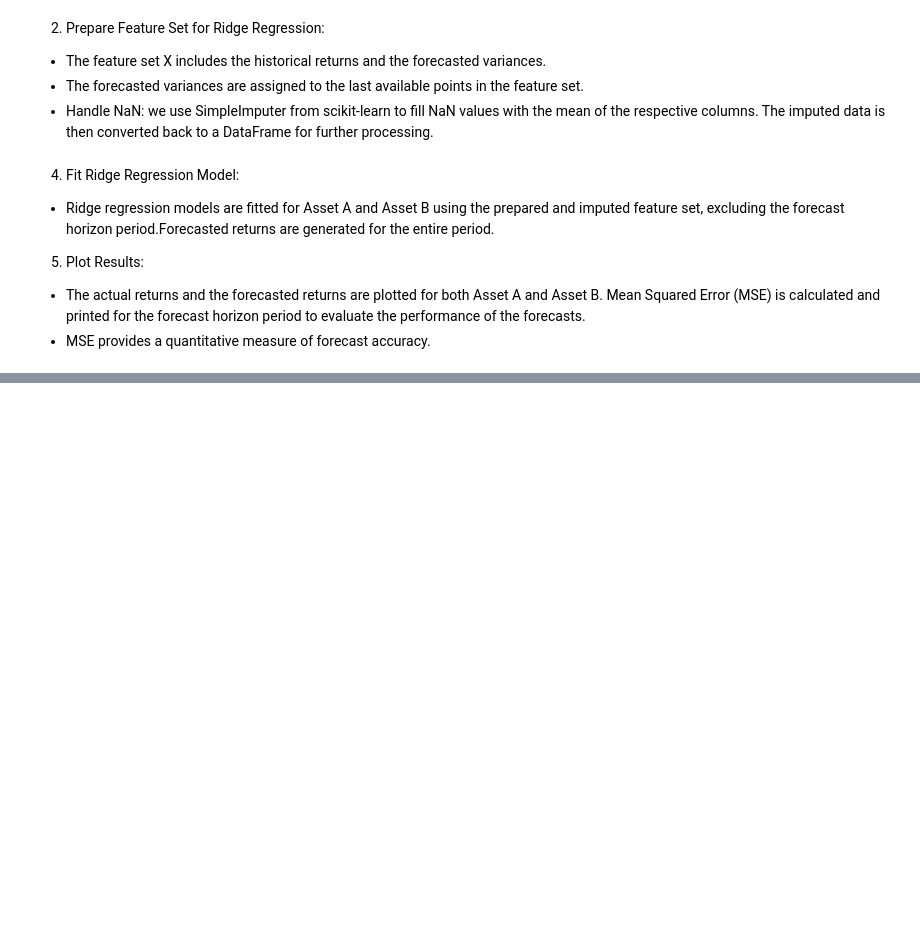
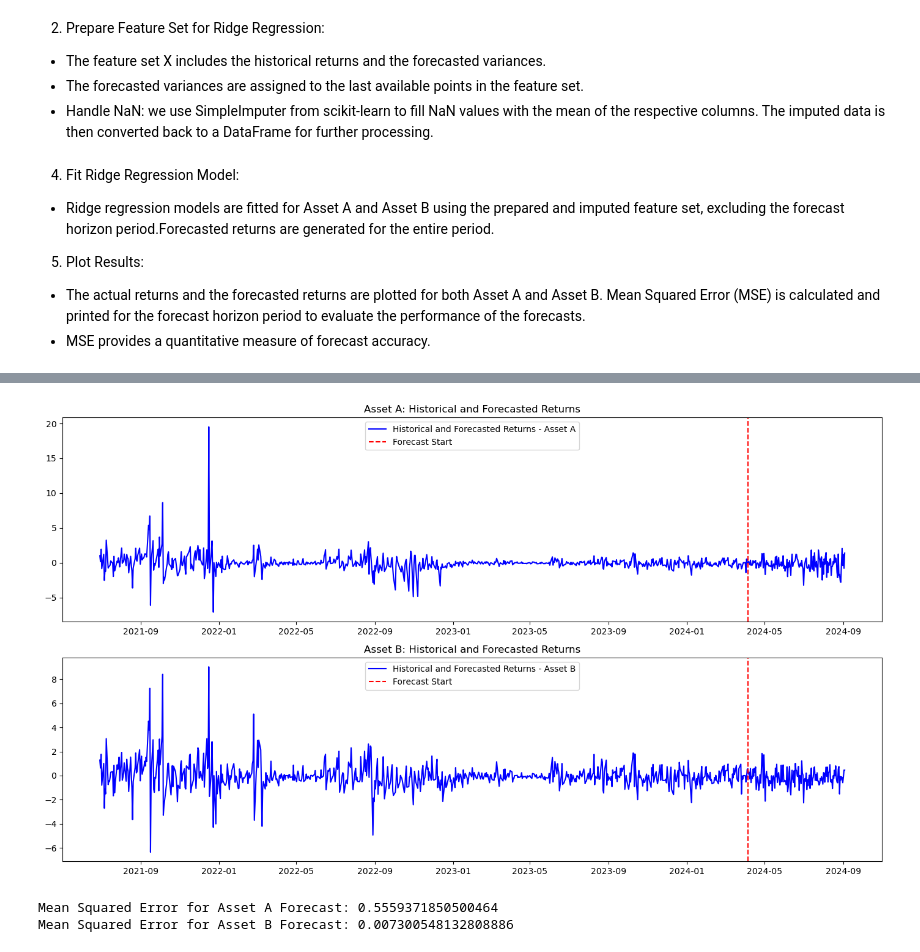
Before and after one commit to YZehar2/asset_returns_analysis_and_forecast, a Jupyter notebook: returns_analysis.ipynb, the cells around one changed output, grey strips where cells are left out. Drawn from its saved outputs; the diff is of its cells as text; code cells hidden in the pictures; blank space fills up the shorter version.

```diff
--- a/returns_analysis.ipynb
+++ b/returns_analysis.ipynb
@@ -489,0 +526,46 @@ results_df.to_csv('forecasted_returns.csv', index=False)
+# %%
+# Combine EGARCH and RidgeCV forecasts
+combined_forecast_A = forecast_mean_A + ridge_forecast_A
+combined_forecast_B = forecast_mean_B + ridge_forecast_B
+
+# Create a new index for the forecast period
+forecast_index = pd.date_range(start=last_day_of_dataset + timedelta(days=1), periods=remaining_days)
+
+# Convert combined forecasts to a DataFrame with proper date indexing
+combined_forecast_A = pd.Series(combined_forecast_A, index=forecast_index)
+combined_forecast_B = pd.Series(combined_forecast_B, index=forecast_index)
+
+# Concatenate historical and forecasted returns
+y_A_forecasted = pd.concat([y_A, combined_forecast_A])
+y_B_forecasted = pd.concat([y_B, combined_forecast_B])
+# %%
+# Plotting the results
+plt.figure(figsize=(14, 8))
+
+# Plot for Asset A
+plt.subplot(2, 1, 1)
+plt.plot(y_A_forecasted.index, y_A_forecasted, label='Historical and Forecasted Returns - Asset A', color='blue')
+plt.axvline(x=last_day_of_dataset, color='red', linestyle='--', label='Forecast Start')
+plt.title('Asset A: Historical and Forecasted Returns')
+plt.legend()
+
+# Plot for Asset B
+plt.subplot(2, 1, 2)
+plt.plot(y_B_forecasted.index, y_B_forecasted, label='Historical and Forecasted Returns - Asset B', color='blue')
+plt.axvline(x=last_day_of_dataset, color='red', linestyle='--', label='Forecast Start')
+plt.title('Asset B: Historical and Forecasted Returns')
+plt.legend()
+
+plt.tight_layout()
+plt.show()
+
+# Print the Mean Squared Error for the forecasts
+mse_A = mean_squared_error(y_A[-remaining_days:], combined_forecast_A)
+mse_B = mean_squared_error(y_B[-remaining_days:], combined_forecast_B)
+
+print(f"Mean Squared Error for Asset A Forecast: {mse_A}")
+print(f"Mean Squared Error for Asset B Forecast: {mse_B}")
+# %% [output]
+[figure, added]
+Mean Squared Error for Asset A Forecast: 0.5559371850500464
+Mean Squared Error for Asset B Forecast: 0.007300548132808886
```
Also changed, not shown: parts of 13 cells of this notebook.
